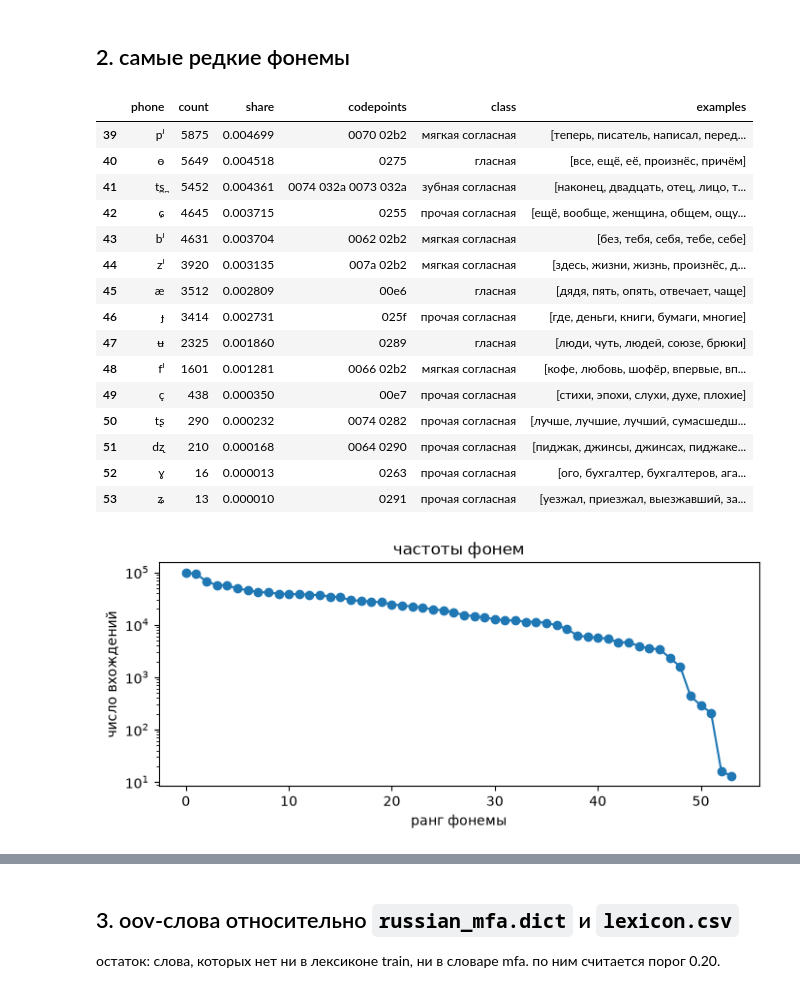
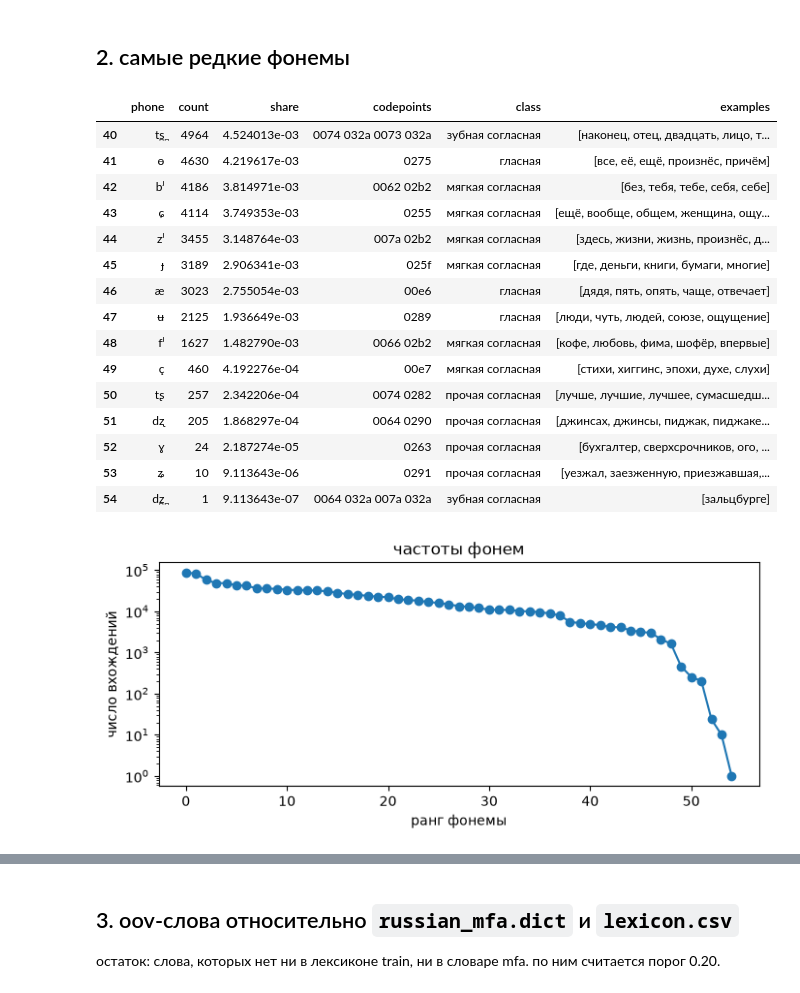
Before and after one commit to Wor1ock/tts_labs_itmo, a Jupyter notebook: labs/lab3_g2p/eda.ipynb, the cells around one changed output, grey strips where cells are left out. Drawn from its saved outputs; the diff is of its cells as text; code cells hidden in the pictures.

```diff
--- a/labs/lab3_g2p/eda.ipynb
+++ b/labs/lab3_g2p/eda.ipynb
@@ -39,7 +52,8 @@ dropping 14627 tokens without a transcription (5.96%)
 # %% [markdown]
 ## 1. какие фонемы есть в корпусе, как они соотносятся с IPA, какие у них длительности
 # %%
-phone_counts = Counter(p for ph in tokens.phone_list for p in ph)
+phone_counts = Counter(p for ph in train.phone_list for p in ph)       # частоты по train
+all_counts = Counter(p for ph in tokens.phone_list for p in ph)        # по всему корпусу
 inventory = (pd.DataFrame(phone_counts.items(), columns=['phone', 'count'])
              .sort_values('count', ascending=False).reset_index(drop=True))
 inventory['share'] = inventory['count'] / inventory['count'].sum()
@@ -48,11 +62,12 @@ inventory['codepoints'] = inventory.phone.map(lambda p: ' '.join(f'{ord(c):04x}'
 
 VOWELS = set('a æ e ɛ i o ɵ u ʉ ɐ ə ɪ ʊ ɨ'.split())
 PAL, DENTAL = '\u02b2', '\u032a'
+SOFT_OTHER = set('ʎ ɲ c ɟ ç ɕ tɕ'.split())   # мягкие согласные, записанные без ʲ
 
 def phone_class(p):
     if p in VOWELS:
         return 'гласная'
-    if PAL in p:
+    if PAL in p or p in SOFT_OTHER:
         return 'мягкая согласная'
     if DENTAL in p:
         return 'зубная согласная'
@@ -179,33 +188,33 @@ display(inventory[~inventory.phone.map(base).isin(IPA_BASE | VOWELS)])
 # %% [markdown]
 ## 2. самые редкие фонемы
 # %%
-exploded = tokens[['token', 'phone_list']].explode('phone_list')
+exploded = train[['token', 'phone_list']].explode('phone_list')
 rare = inventory.tail(15).copy()
 rare['examples'] = rare.phone.map(
     lambda p: exploded[exploded.phone_list == p].token.value_counts().head(5).index.tolist())
 display(rare)
 
 plt.figure(figsize=(8, 3))
 plt.semilogy(inventory['count'].values, 'o-')
 plt.xlabel('ранг фонемы')
 plt.ylabel('число вхождений')
 plt.title('частоты фонем')
 plt.show()
 # %% [output]
 |  | phone | count | share | codepoints | class | examples |
-| 39 | pʲ | 5875 | 0.004699 | 0070 02b2 | мягкая согласная | [теперь, писатель, написал, перед... |
-| 40 | ɵ | 5649 | 0.004518 | 0275 | гласная | [все, ещё, её, произнёс, причём] |
-| 41 | t̪s̪ | 5452 | 0.004361 | 0074 032a 0073 032a | зубная согласная | [наконец, двадцать, отец, лицо, т... |
-| 42 | ɕ | 4645 | 0.003715 | 0255 | прочая согласная | [ещё, вообще, женщина, общем, ощу... |
-| 43 | bʲ | 4631 | 0.003704 | 0062 02b2 | мягкая согласная | [без, тебя, себя, тебе, себе] |
-| 44 | zʲ | 3920 | 0.003135 | 007a 02b2 | мягкая согласная | [здесь, жизни, жизнь, произнёс, д... |
-| 45 | æ | 3512 | 0.002809 | 00e6 | гласная | [дядя, пять, опять, отвечает, чаще] |
-| 46 | ɟ | 3414 | 0.002731 | 025f | прочая согласная | [где, деньги, книги, бумаги, многие] |
-| 47 | ʉ | 2325 | 0.001860 | 0289 | гласная | [люди, чуть, людей, союзе, брюки] |
-| 48 | fʲ | 1601 | 0.001281 | 0066 02b2 | мягкая согласная | [кофе, любовь, шофёр, впервые, вп... |
-| 49 | ç | 438 | 0.000350 | 00e7 | прочая согласная | [стихи, эпохи, слухи, духе, плохие] |
-| 50 | tʂ | 290 | 0.000232 | 0074 0282 | прочая согласная | [лучше, лучшие, лучший, сумасшедш... |
-| 51 | dʐ | 210 | 0.000168 | 0064 0290 | прочая согласная | [пиджак, джинсы, джинсах, пиджаке... |
-| 52 | ɣ | 16 | 0.000013 | 0263 | прочая согласная | [ого, бухгалтер, бухгалтеров, ага... |
-| 53 | ʑ | 13 | 0.000010 | 0291 | прочая согласная | [уезжал, приезжал, выезжавший, за... |
+| 40 | t̪s̪ | 4964 | 4.524013e-03 | 0074 032a 0073 032a | зубная согласная | [наконец, отец, двадцать, лицо, т... |
+| 41 | ɵ | 4630 | 4.219617e-03 | 0275 | гласная | [все, её, ещё, произнёс, причём] |
+| 42 | bʲ | 4186 | 3.814971e-03 | 0062 02b2 | мягкая согласная | [без, тебя, тебе, себя, себе] |
+| 43 | ɕ | 4114 | 3.749353e-03 | 0255 | мягкая согласная | [ещё, вообще, общем, женщина, ощу... |
+| 44 | zʲ | 3455 | 3.148764e-03 | 007a 02b2 | мягкая согласная | [здесь, жизни, жизнь, произнёс, д... |
+| 45 | ɟ | 3189 | 2.906341e-03 | 025f | мягкая согласная | [где, деньги, книги, бумаги, многие] |
+| 46 | æ | 3023 | 2.755054e-03 | 00e6 | гласная | [дядя, пять, опять, чаще, отвечает] |
+| 47 | ʉ | 2125 | 1.936649e-03 | 0289 | гласная | [люди, чуть, людей, союзе, ощущение] |
+| 48 | fʲ | 1627 | 1.482790e-03 | 0066 02b2 | мягкая согласная | [кофе, любовь, фима, шофёр, впервые] |
+| 49 | ç | 460 | 4.192276e-04 | 00e7 | мягкая согласная | [стихи, хиггинс, эпохи, духе, слухи] |
+| 50 | tʂ | 257 | 2.342206e-04 | 0074 0282 | прочая согласная | [лучше, лучшие, лучшее, сумасшедш... |
+| 51 | dʐ | 205 | 1.868297e-04 | 0064 0290 | прочая согласная | [джинсах, джинсы, пиджак, пиджаке... |
+| 52 | ɣ | 24 | 2.187274e-05 | 0263 | прочая согласная | [бухгалтер, сверхсрочников, ого, ... |
+| 53 | ʑ | 10 | 9.113643e-06 | 0291 | прочая согласная | [уезжал, заезженную, приезжавшая,... |
+| 54 | d̪z̪ | 1 | 9.113643e-07 | 0064 032a 007a 032a | зубная согласная | [зальцбурге] |
-[figure, old version]
+[figure, new version]
```
Also changed, not shown: parts of 34 cells of this notebook, 4 other files.
